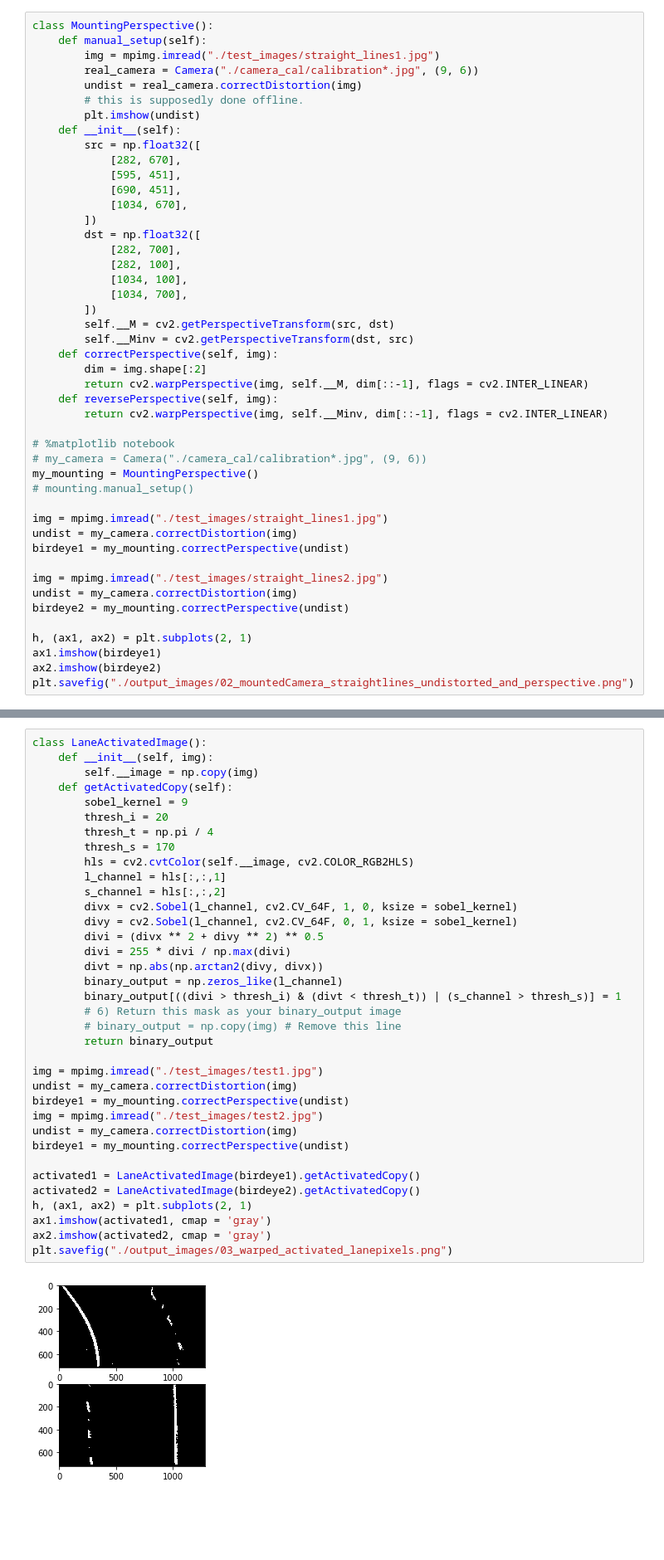
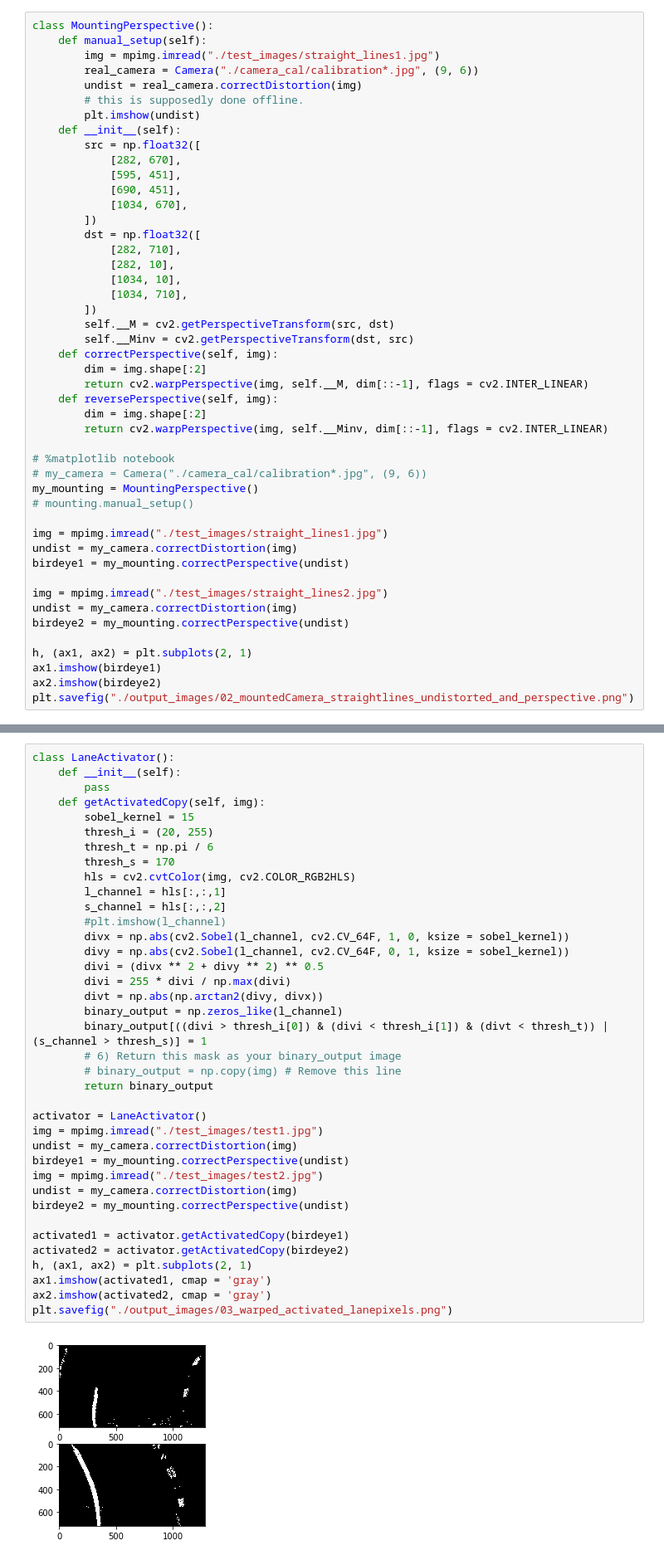
Before and after one commit to jien-cao/udacity_av, a Jupyter notebook: CarND-Advanced-Lane-Lines-master/project2.ipynb, the cells around one changed output, grey strips where cells are left out. Shown: that part at 83% size. Drawn from its saved outputs; the diff is of its cells as text; blank space fills up the shorter version.

```diff
--- a/CarND-Advanced-Lane-Lines-master/project2.ipynb
+++ b/CarND-Advanced-Lane-Lines-master/project2.ipynb
@@ -60,10 +60,10 @@ class MountingPerspective():
             [1034, 670],
         ])
         dst = np.float32([
-            [282, 700],
-            [282, 100],
-            [1034, 100],
-            [1034, 700],
+            [282, 710],
+            [282, 10],
+            [1034, 10],
+            [1034, 710],
         ])
         self.__M = cv2.getPerspectiveTransform(src, dst)
         self.__Minv = cv2.getPerspectiveTransform(dst, src)
@@ -71,6 +71,7 @@ class MountingPerspective():
         dim = img.shape[:2]
         return cv2.warpPerspective(img, self.__M, dim[::-1], flags = cv2.INTER_LINEAR)
     def reversePerspective(self, img):
+        dim = img.shape[:2]
         return cv2.warpPerspective(img, self.__Minv, dim[::-1], flags = cv2.INTER_LINEAR)
 
 # %matplotlib notebook
@@ -95,41 +96,43 @@ plt.savefig("./output_images/02_mountedCamera_straightlines_undistorted_and_pers
 # %%
-class LaneActivatedImage():
-    def __init__(self, img):
-        self.__image = np.copy(img)
-    def getActivatedCopy(self):
-        sobel_kernel = 9
-        thresh_i = 20
-        thresh_t = np.pi / 4
+class LaneActivator():
+    def __init__(self):
+        pass
+    def getActivatedCopy(self, img):
+        sobel_kernel = 15
+        thresh_i = (20, 255)
+        thresh_t = np.pi / 6
         thresh_s = 170
-        hls = cv2.cvtColor(self.__image, cv2.COLOR_RGB2HLS)
+        hls = cv2.cvtColor(img, cv2.COLOR_RGB2HLS)
         l_channel = hls[:,:,1]
         s_channel = hls[:,:,2]
-        divx = cv2.Sobel(l_channel, cv2.CV_64F, 1, 0, ksize = sobel_kernel)
-        divy = cv2.Sobel(l_channel, cv2.CV_64F, 0, 1, ksize = sobel_kernel)
+        #plt.imshow(l_channel)
+        divx = np.abs(cv2.Sobel(l_channel, cv2.CV_64F, 1, 0, ksize = sobel_kernel))
+        divy = np.abs(cv2.Sobel(l_channel, cv2.CV_64F, 0, 1, ksize = sobel_kernel))
         divi = (divx ** 2 + divy ** 2) ** 0.5
         divi = 255 * divi / np.max(divi)
         divt = np.abs(np.arctan2(divy, divx))
         binary_output = np.zeros_like(l_channel)
-        binary_output[((divi > thresh_i) & (divt < thresh_t)) | (s_channel > thresh_s)] = 1
+        binary_output[((divi > thresh_i[0]) & (divi < thresh_i[1]) & (divt < thresh_t)) | (s_channel > thresh_s)] = 1
         # 6) Return this mask as your binary_output image
         # binary_output = np.copy(img) # Remove this line
         return binary_output
 
+activator = LaneActivator()
 img = mpimg.imread("./test_images/test1.jpg")
 undist = my_camera.correctDistortion(img)
 birdeye1 = my_mounting.correctPerspective(undist)
 img = mpimg.imread("./test_images/test2.jpg")
 undist = my_camera.correctDistortion(img)
-birdeye1 = my_mounting.correctPerspective(undist)
+birdeye2 = my_mounting.correctPerspective(undist)
 
-activated1 = LaneActivatedImage(birdeye1).getActivatedCopy()
-activated2 = LaneActivatedImage(birdeye2).getActivatedCopy()
+activated1 = activator.getActivatedCopy(birdeye1)
+activated2 = activator.getActivatedCopy(birdeye2)
 h, (ax1, ax2) = plt.subplots(2, 1)
 ax1.imshow(activated1, cmap = 'gray')
 ax2.imshow(activated2, cmap = 'gray')
 plt.savefig("./output_images/03_warped_activated_lanepixels.png")
 # %% [output]
-[figure, old version]
+[figure, new version]
 # %%
 class Line():
     def __init__(self, img_shape, res_mpp, side = 'left'):
```
Also changed, not shown: parts of 6 cells of this notebook, 5 other files.
